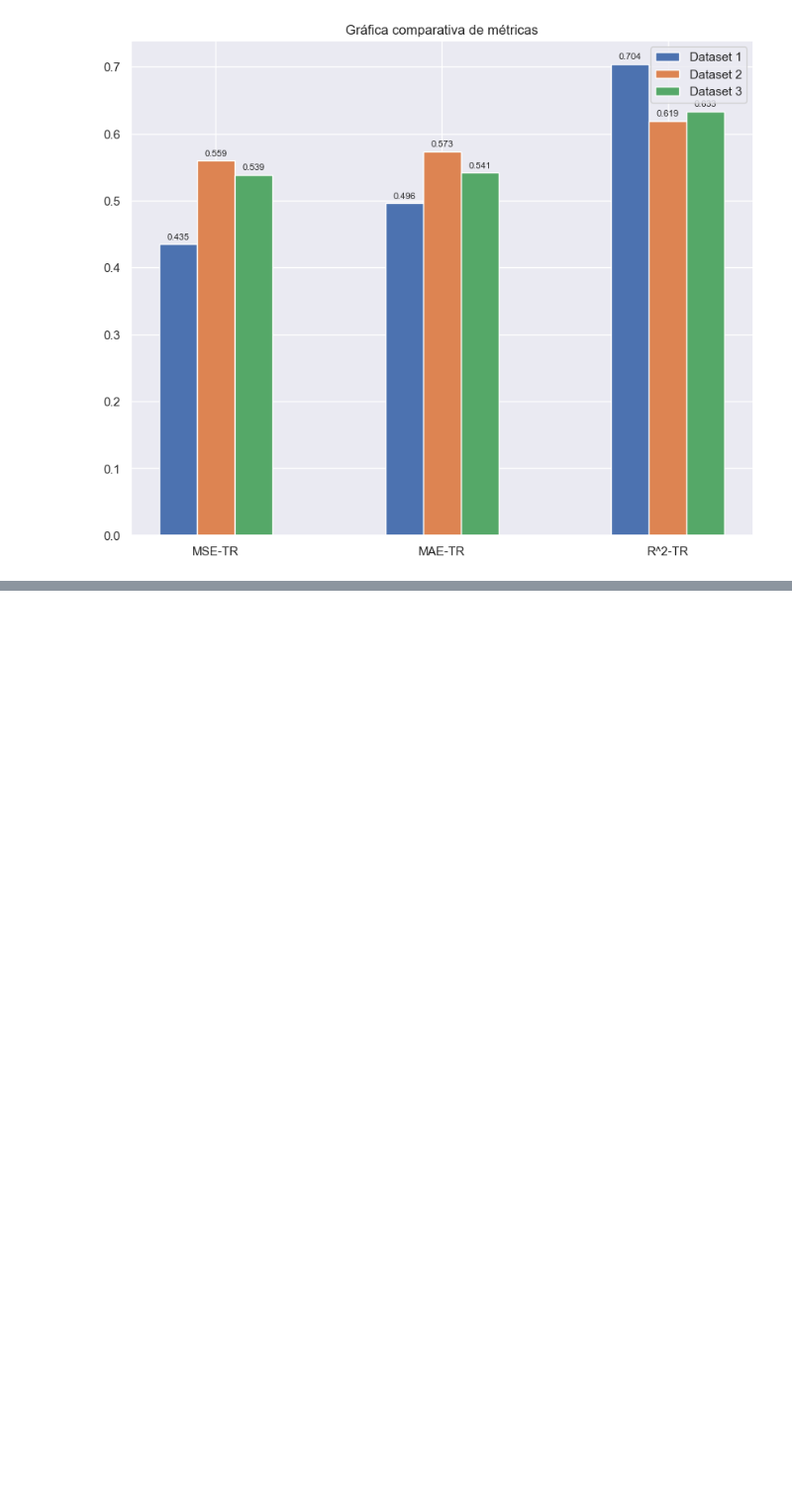
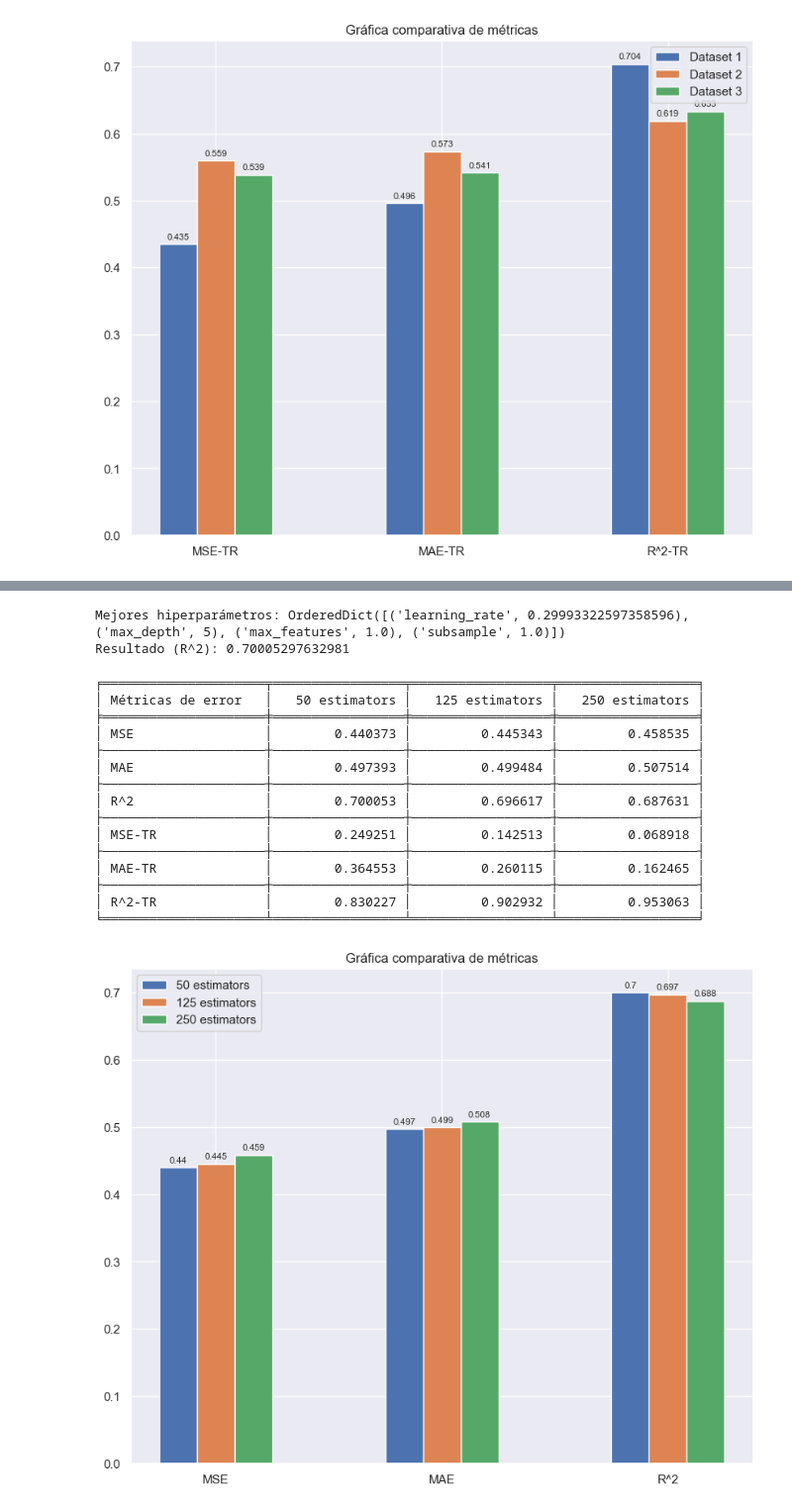
Before and after one commit to JMMelcrack/Predictive-models-applied-to-the-analysis-of-professional-footballers-wages, a Jupyter notebook: FeatureSelection.ipynb, the cells around one changed output, grey strips where cells are left out. Shown at 99% size. Drawn from its saved outputs; the diff is of its cells as text; code cells hidden in the pictures; blank space fills up the shorter version.

```diff
--- a/FeatureSelection.ipynb
+++ b/FeatureSelection.ipynb
@@ -928,3 +926,5 @@ Mifs_best = Misf_results[3][1:]
+# %%
+Mifs_best = Misf[2]
 # %% [markdown]
 ### Resultados de Pearson´s R
 # %%
@@ -1442,0 +1455,20 @@ graficaComparacion(all_result[:, 3:6], titulos, categorias[3:6])
+# %%
+from skopt import BayesSearchCV
+
+# Definimos el espacio de búsqueda de hiperparámetros
+search_space = {
+    'subsample': (0.4, 1.0),  # Fracción de ejemplos a usar para entrenar
+    'max_depth': (2, 6),  # Profundidad máxima del árbol
+    'learning_rate': (0.001, 1.0), # Learning rate
+    'alpha': (0.5, 1.0) # El alpha-cuantil de la función de pérdida
+}
+
+# Creamos un estimador
+estimator = GradientBoostingRegressor(n_estimators=50, loss='huber', random_state=34)
+
+# Inicializamos BayesSearchCV con el estimador, el espacio de búsqueda y la estrategia de validación cruzada
+opt = BayesSearchCV(estimator, search_space, n_iter=50, scoring="r2", cv=5, n_jobs=-1, random_state=42, refit=False, return_train_score=True, verbose=1)
+
+# Realizamos la búsqueda de hiperparámetros
+Mifs_data = Mifs_best.transform(x_train)
+opt.fit(Mifs_data, y_train_log)
@@ -1442,0 +1502,44 @@ graficaComparacion(all_result[:, 3:6], titulos, categorias[3:6])
+# %%
+# Mostramos los mejores hiperparámetros encontrados
+print("Mejores hiperparámetros:", opt.best_params_)
+print("Resultado (R^2):", opt.best_score_)
+# %% [output]
+Mejores hiperparámetros: OrderedDict([('learning_rate', 0.29993322597358596), ('max_depth', 5), ('max_features', 1.0), ('subsample', 1.0)])
+Resultado (R^2): 0.70005297632981
+# %%
+model_1 = GradientBoostingRegressor(loss='huber', n_estimators = 50, random_state=34, learning_rate=0.29993322597358596, max_depth=5)
+model_2 = GradientBoostingRegressor(loss='huber', n_estimators = 125, random_state=34, learning_rate=0.29993322597358596, max_depth=5)
+model_3 = GradientBoostingRegressor(loss='huber', n_estimators = 250, random_state=34, learning_rate=0.29993322597358596, max_depth=5)
+
+# Aplicamos CV a nuestros modelos para obtener sus métricas de error
+result1 = crossValidation(model_1, kf, Mifs_data, y_train_log, True)
+result2 = crossValidation(model_2, kf, Mifs_data, y_train_log, True)
+result3 = crossValidation(model_3, kf, Mifs_data, y_train_log, True)
+
+all_result = np.vstack((result1[1:], result2[1:], result3[1:]))
+
+categorias = ['MSE', 'MAE', 'R^2', 'MSE-TR', 'MAE-TR', 'R^2-TR']
+titulos = ['50 estimators', '125 estimators', '250 estimators']
+
+tablaComparacion(all_result, categorias, titulos)
+
+# Visualizamos los gráficos de barras de los distintos modelos para las métricas de error
+graficaComparacion(all_result[:, 0:3], titulos, categorias[0:3])
+graficaComparacion(all_result[:, 3:6], titulos, categorias[3:6])
+# %% [output]
+╒═════════════════════╤═════════════════╤══════════════════╤══════════════════╕
+│ Métricas de error   │   50 estimators │   125 estimators │   250 estimators │
+╞═════════════════════╪═════════════════╪══════════════════╪══════════════════╡
+│ MSE                 │        0.440373 │         0.445343 │         0.458535 │
+├─────────────────────┼─────────────────┼──────────────────┼──────────────────┤
+│ MAE                 │        0.497393 │         0.499484 │         0.507514 │
+├─────────────────────┼─────────────────┼──────────────────┼──────────────────┤
+│ R^2                 │        0.700053 │         0.696617 │         0.687631 │
+├─────────────────────┼─────────────────┼──────────────────┼──────────────────┤
+│ MSE-TR              │        0.249251 │         0.142513 │         0.068918 │
+├─────────────────────┼─────────────────┼──────────────────┼──────────────────┤
+│ MAE-TR              │        0.364553 │         0.260115 │         0.162465 │
+├─────────────────────┼─────────────────┼──────────────────┼──────────────────┤
+│ R^2-TR              │        0.830227 │         0.902932 │         0.953063 │
+╘═════════════════════╧═════════════════╧══════════════════╧══════════════════╛
+[figure, added]
```
Also changed, not shown: parts of 32 cells of this notebook.
